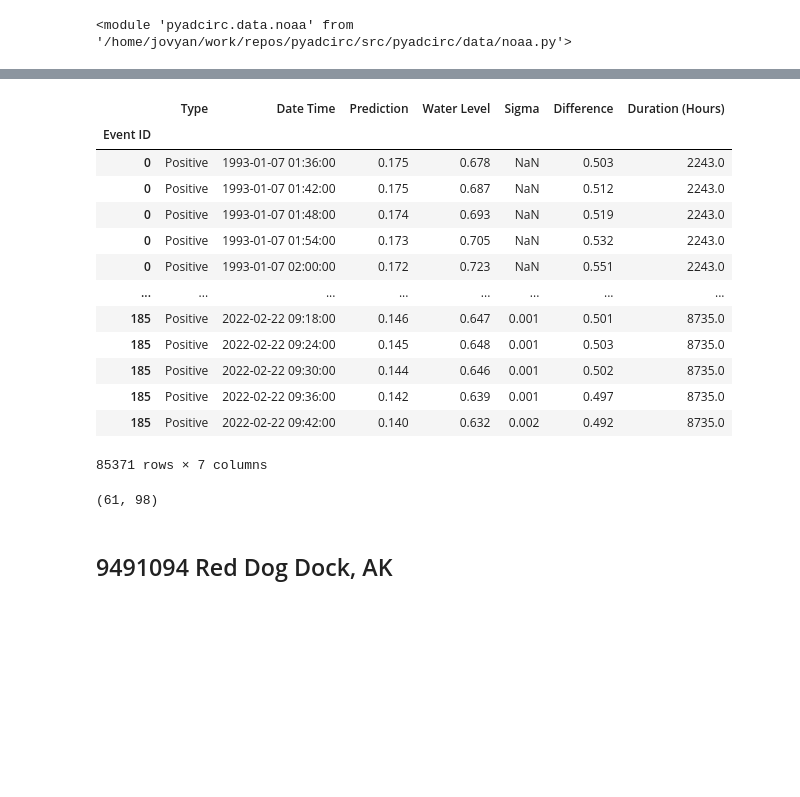
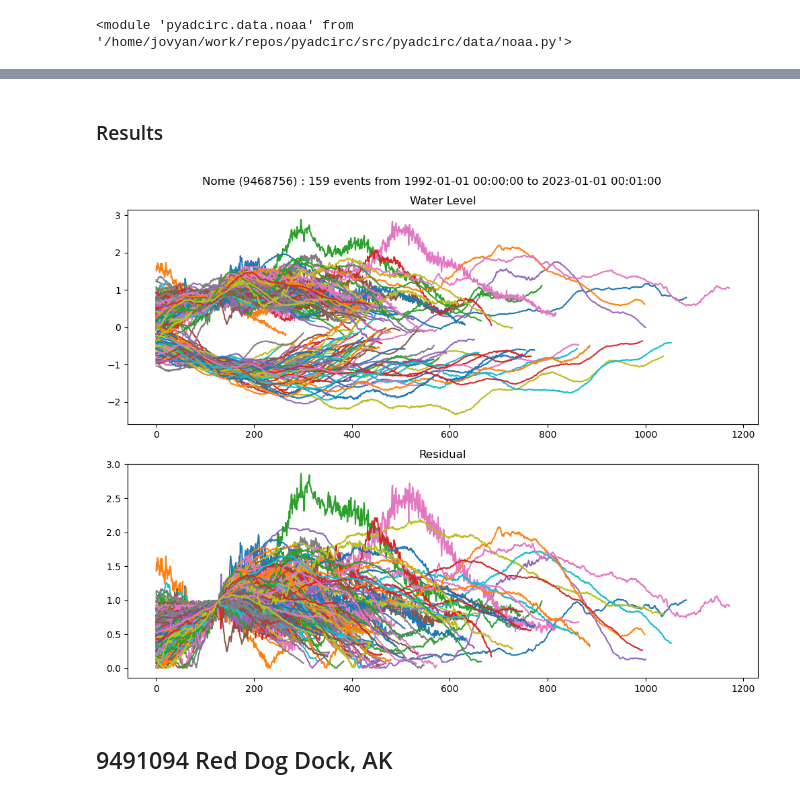
Before and after one commit to UT-CHG/pyadcirc, a Jupyter notebook: notebooks/NOAA_Scrape_Data.ipynb, the cells around one changed output, grey strips where cells are left out. Drawn from its saved outputs; the diff is of its cells as text; code cells hidden in the pictures; blank space fills up the shorter version.

```diff
--- a/notebooks/NOAA_Scrape_Data.ipynb
+++ b/notebooks/NOAA_Scrape_Data.ipynb
@@ -398,5 +306,3 @@ noaa.get_station_metadata(nome), (f"https://tidesandcurrents.noaa.gov/stationhom
 # %%
-begin_date = pd.to_datetime("19920101 00:00")
-end_date = pd.to_datetime("20230101 00:01")
-# begin_date = pd.to_datetime("20000101 00:01")
-# end_date = pd.to_datetime("20010101 00:01")
+nome_begin_date = pd.to_datetime("19920101 00:00")
+nome_end_date = pd.to_datetime("20230101 00:01")
@@ -522,19 +308,0 @@ events_filtered = [e for e in events if len_filter(e)]
-# %%
-fig = plt.figure(figsize=(10, 8))
-ax1 = fig.add_subplot(2, 1, 1)
-ax2 = fig.add_subplot(2, 1, 2)
-
-for idx, e in enumerate(events_filtered):
-    e['Event ID'] = idx
-    e['Type'] = 'Positive' if not np.abs(e['Water Level'].min()) > e['Water Level'].max() else 'Negative'
-    ax1.plot(np.arange(0,len(e["Water Level"].values)), e["Water Level"].values)
-    ax2.plot(np.arange(0,len(e["Difference"].values)), e["Difference"].values)
-    # e["Water Level"].plot(ax=ax1)
-    # e["Difference"].plot(ax=ax2)
-
-ax1.set_title(f"Event Observed WL")
-ax2.set_title(f"Event Residual")
-
-plt.suptitle(f"{len(events_filtered)} events")
-
-fig.tight_layout()
@@ -543,27 +309,4 @@ fig.tight_layout()
-# %%
-all_events = pd.concat(events_filtered)
-all_events['Date Time'] = all_events.index
-all_events.set_index(['Event ID'], inplace=True)
-all_events = all_events[['Type', 'Date Time', 'Prediction', 'Water Level', 'Sigma', 'Difference', 'Duration (Hours)']]
-all_events
-# %% [output]
-|  | Type | Date Time | Prediction | Water Level | Sigma | Difference | Duration (Hours) |
-| Event ID |  |  |  |  |  |  |  |
-| 0 | Positive | 1993-01-07 01:36:00 | 0.175 | 0.678 | NaN | 0.503 | 2243.0 |
-| 0 | Positive | 1993-01-07 01:42:00 | 0.175 | 0.687 | NaN | 0.512 | 2243.0 |
-| 0 | Positive | 1993-01-07 01:48:00 | 0.174 | 0.693 | NaN | 0.519 | 2243.0 |
-| 0 | Positive | 1993-01-07 01:54:00 | 0.173 | 0.705 | NaN | 0.532 | 2243.0 |
-| 0 | Positive | 1993-01-07 02:00:00 | 0.172 | 0.723 | NaN | 0.551 | 2243.0 |
-| ... | ... | ... | ... | ... | ... | ... | ... |
-| 185 | Positive | 2022-02-22 09:18:00 | 0.146 | 0.647 | 0.001 | 0.501 | 8735.0 |
-| 185 | Positive | 2022-02-22 09:24:00 | 0.145 | 0.648 | 0.001 | 0.503 | 8735.0 |
-| 185 | Positive | 2022-02-22 09:30:00 | 0.144 | 0.646 | 0.001 | 0.502 | 8735.0 |
-| 185 | Positive | 2022-02-22 09:36:00 | 0.142 | 0.639 | 0.001 | 0.497 | 8735.0 |
-| 185 | Positive | 2022-02-22 09:42:00 | 0.140 | 0.632 | 0.002 | 0.492 | 8735.0 |
-85371 rows × 7 columns
-# %%
-num_negative = len(np.unique(all_events.index[all_events['Type'] == 'Negative']))
-num_positive = len(np.unique(all_events.index)) - num_negative
-num_negative,  num_positive
-# %% [output]
-(61, 98)
+# %% [markdown]
+### Results
+# %%
+nome_events = noaa.get_event_dataset(nome, begin_date=nome_begin_date, end_date=nome_end_date)
@@ -570,3 +315,20 @@ num_negative,  num_positive
+# %%
+fig = plt.figure(figsize=(10, 8))
+ax1 = fig.add_subplot(2, 1, 1)
+ax2 = fig.add_subplot(2, 1, 2)
+
+for name, e in nome_events.groupby('Event ID'):
+    ax1.plot(np.arange(0,len(e["Water Level"].values)), e["Water Level"].values)
+    ax2.plot(np.arange(0,len(e["Difference"].values)), e["Difference"].values)
+
+ax1.set_title(f"Water Level")
+ax2.set_title(f"Residual")
+
+plt.suptitle(f"Nome ({nome}) : {len(np.unique(nome_events.index))} events from {nome_begin_date} to {nome_end_date}")
+
+fig.tight_layout()
+# %% [output]
+[figure, added]
 # %% [markdown]
 ## 9491094	Red Dog Dock, AK
 # %% [markdown]
```
Also changed, not shown: parts of 39 cells of this notebook, 1 other file.
